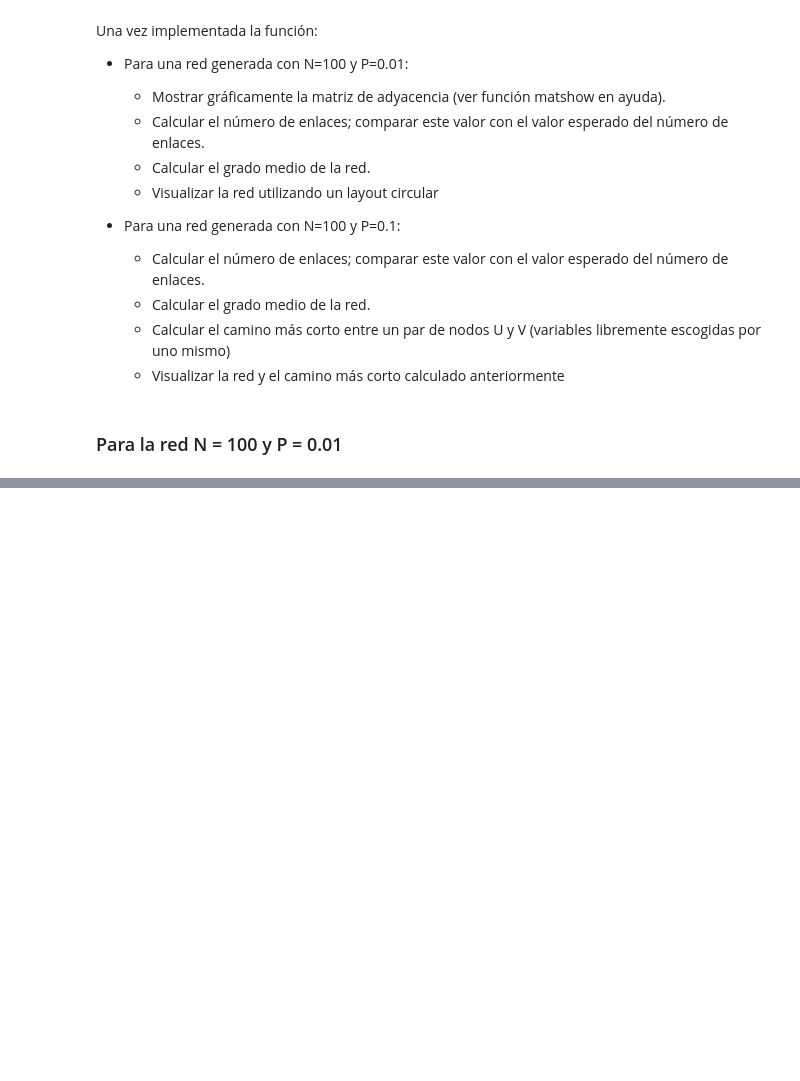
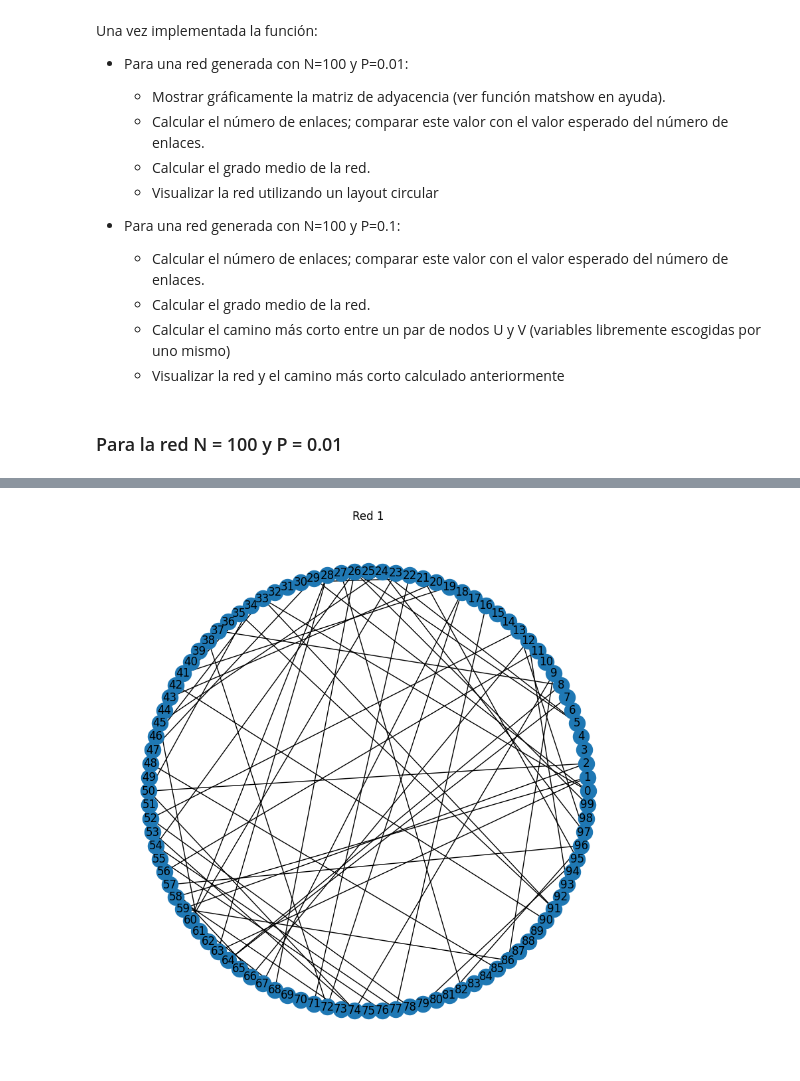
Before and after one commit to CristianFernandezM/NuevasTecnologias, a Jupyter notebook: Practica3.ipynb, the cells around one changed output, grey strips where cells are left out. Saved outputs shown, nothing was run; the diff lists cells and outputs as text; code cells hidden in the pictures; blank space fills up the shorter version.

```diff
--- a/Practica3.ipynb
+++ b/Practica3.ipynb
@@ -52,0 +81,8 @@ def net_generator(N,P):
+# %%
+#Visualizamos la red utilizando un layout
+plt.figure(figsize=(8,8))
+nx.draw_circular(red1, with_labels = True)
+plt.title("Red 1")
+plt.show()
+# %% [output]
+[figure, added]
```
Also changed, not shown: parts of 2 cells of this notebook.
